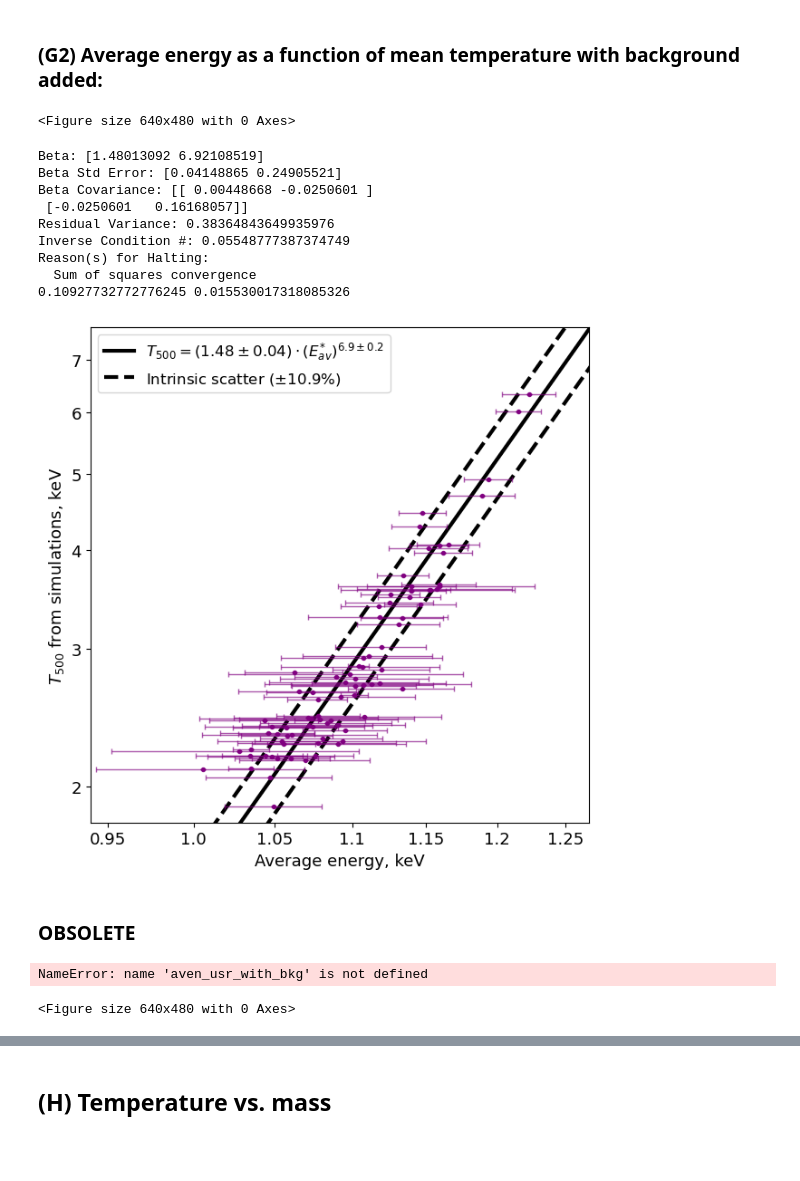
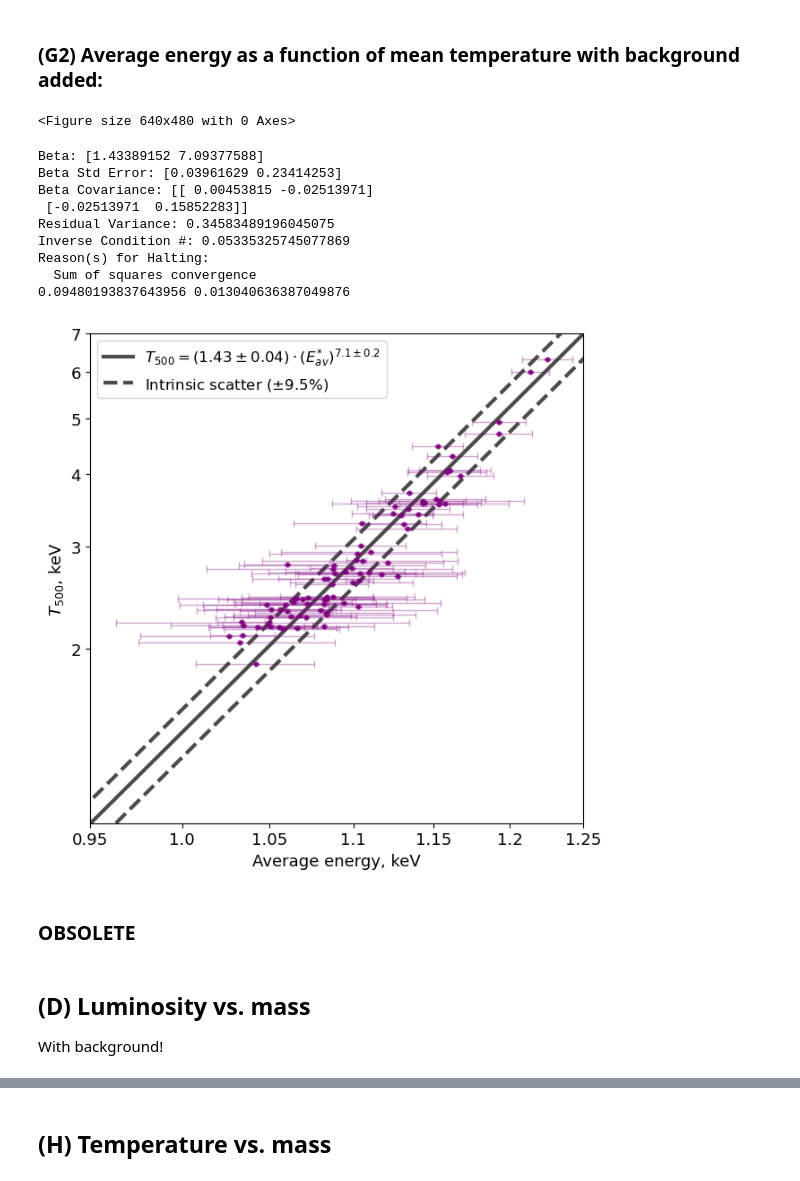
Before and after one commit to pi4imu/magneticum, a Jupyter notebook: spectra_magneticum.ipynb, the cells around one changed output, grey strips where cells are left out. Drawn from its saved outputs; the diff is of its cells as text; code cells hidden in the pictures; blank space fills up the shorter version.

```diff
--- a/spectra_magneticum.ipynb
+++ b/spectra_magneticum.ipynb
@@ -991,7 +934,7 @@ NNNN = 10
 #table_name =  '5_with_bkg_50_new-reserve'
 #table_name =  '5_with_bkg_50_new-after-filtering'
 #table_name =  '5_with_bkg_50_new-exp10000ks'
-table_name =  '5_with_bkg_50_NEW'
+table_name =  '5_with_bkg_50'
 
 read_table = pd.read_csv('tables/table_'+table_name+'.csv', header=None, index_col=0, delimiter=' ').to_dict()
 
@@ -1244,45 +1188,45 @@ draw_line(xx, x_err, yy1, y_es=np.array(yy1)*0,
           l4dots = '$T_{500}$ from simulations',
           l4legend = 'T_{{500}}',
           argument='(E_{{av}}^{{*}})',
           with_scatter=True)
 
 plt.xlabel("Average energy, keV", fontsize=13)
-plt.ylabel("$T_{500}$ from simulations, keV", fontsize=13)
+plt.ylabel("$T_{500}$, keV", fontsize=13)
 
 plt.xscale("log")
 plt.yscale("log")
 
 Xtix = [0.95, 1.00, 1.05, 1.10, 1.15, 1.2, 1.25]
 Ytix = [2,3,4,5,6,7]
 
 plt.xticks(Xtix, Xtix, size=13)
 plt.yticks(Ytix, Ytix, size=13)
 
-plt.ylim(1.8, 7.7)
-plt.xlim(0.94, 1.268)
+plt.ylim(1, 7.)
+plt.xlim(0.95, 1.25)
 
 #for i in range(0, len(aven_usr)):
 #    plt.plot([xx[i]+0.000454, xx[i]+0.000454],
 #             [yy1[i], yy2[i]],
 #             color='grey', alpha=0.5, marker='o', markersize=4)
 
 plt.legend(loc=2, fontsize=12)
 
-plt.savefig('figures/T_vs_Eav_with_bkg-NEW.pdf', format='pdf', bbox_inches='tight')
+#plt.savefig('figures/T_vs_Eav_with_bkg-NEW.pdf', format='pdf', bbox_inches='tight')
 
 plt.show()
 # %% [output]
 <Figure size 640x480 with 0 Axes>
-Beta: [1.48013092 6.92108519]
-Beta Std Error: [0.04148865 0.24905521]
-Beta Covariance: [[ 0.00448668 -0.0250601 ]
- [-0.0250601   0.16168057]]
-Residual Variance: 0.38364843649935976
-Inverse Condition #: 0.05548777387374749
+Beta: [1.43389152 7.09377588]
+Beta Std Error: [0.03961629 0.23414253]
+Beta Covariance: [[ 0.00453815 -0.02513971]
+ [-0.02513971  0.15852283]]
+Residual Variance: 0.34583489196045075
+Inverse Condition #: 0.05335325745077869
 Reason(s) for Halting:
   Sum of squares convergence
-0.10927732772776245 0.015530017318085326
+0.09480193837643956 0.013040636387049876
-[figure, old version]
+[figure, new version]
 # %% [markdown]
 ### OBSOLETE
 # %%
@@ -1353,9 +1297,6 @@ for i in tqdm(range(84)):
     lumin_bol = [a[1] for a in lumin_usr_with_bkg][i]
 
     lumins7[i] = L_05_20 #/L_bol*lumin_bol
-# %% [output]
-NameError: name 'aven_usr_with_bkg' is not defined
-<Figure size 640x480 with 0 Axes>
 # %%
 %run -i 'utils/functions.py'
 
@@ -1366,3 +1307,7 @@ plt.scatter(masses, lumins7/fix)
 plt.xscale("log")
 plt.yscale("log")
 plt.show()
+# %% [markdown]
+## (D) Luminosity vs. mass
+
+With background!
```
Also changed, not shown: parts of 28 cells of this notebook, 42 other files.
